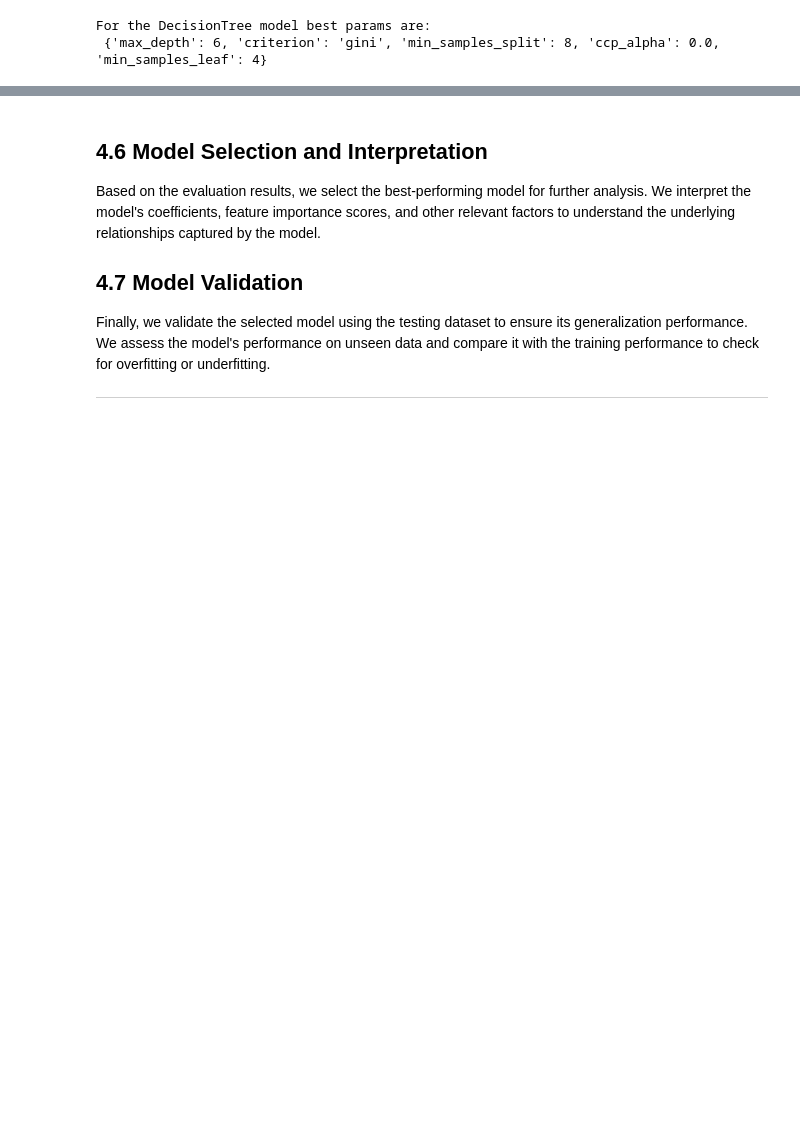
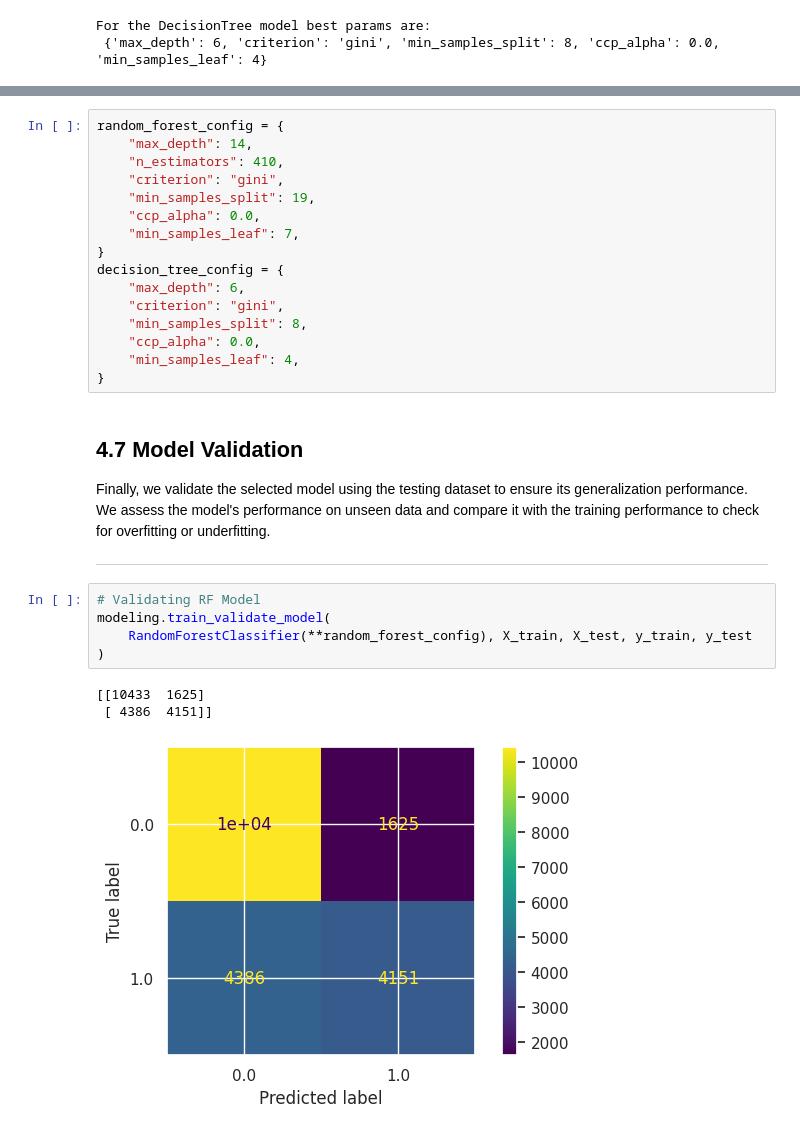
Before and after one commit to Shayan-B/MicroFinance-Project, a Jupyter notebook: notebooks/4.Modeling.ipynb, the cells around one changed output, grey strips where cells are left out. Drawn from its saved outputs; the diff is of its cells as text; blank space fills up the shorter version.

Commit message:
first evaluation of the model

```diff
--- a/notebooks/4.Modeling.ipynb
+++ b/notebooks/4.Modeling.ipynb
@@ -229,11 +236,32 @@ For the DecisionTree model best params are:
+# %%
+random_forest_config = {
+    "max_depth": 14,
+    "n_estimators": 410,
+    "criterion": "gini",
+    "min_samples_split": 19,
+    "ccp_alpha": 0.0,
+    "min_samples_leaf": 7,
+}
+decision_tree_config = {
+    "max_depth": 6,
+    "criterion": "gini",
+    "min_samples_split": 8,
+    "ccp_alpha": 0.0,
+    "min_samples_leaf": 4,
+}
 # %% [markdown]
-
-## 4.6 Model Selection and Interpretation
-
-Based on the evaluation results, we select the best-performing model for further analysis. We interpret the model's coefficients, feature importance scores, and other relevant factors to understand the underlying relationships captured by the model.
 
 ## 4.7 Model Validation
 
 Finally, we validate the selected model using the testing dataset to ensure its generalization performance. We assess the model's performance on unseen data and compare it with the training performance to check for overfitting or underfitting.
 
 ---
+# %%
+# Validating RF Model
+modeling.train_validate_model(
+    RandomForestClassifier(**random_forest_config), X_train, X_test, y_train, y_test
+)
+# %% [output]
+[[10433  1625]
+ [ 4386  4151]]
+[figure, added]
```
Also changed, not shown: parts of 3 cells of this notebook, 1 other file.
